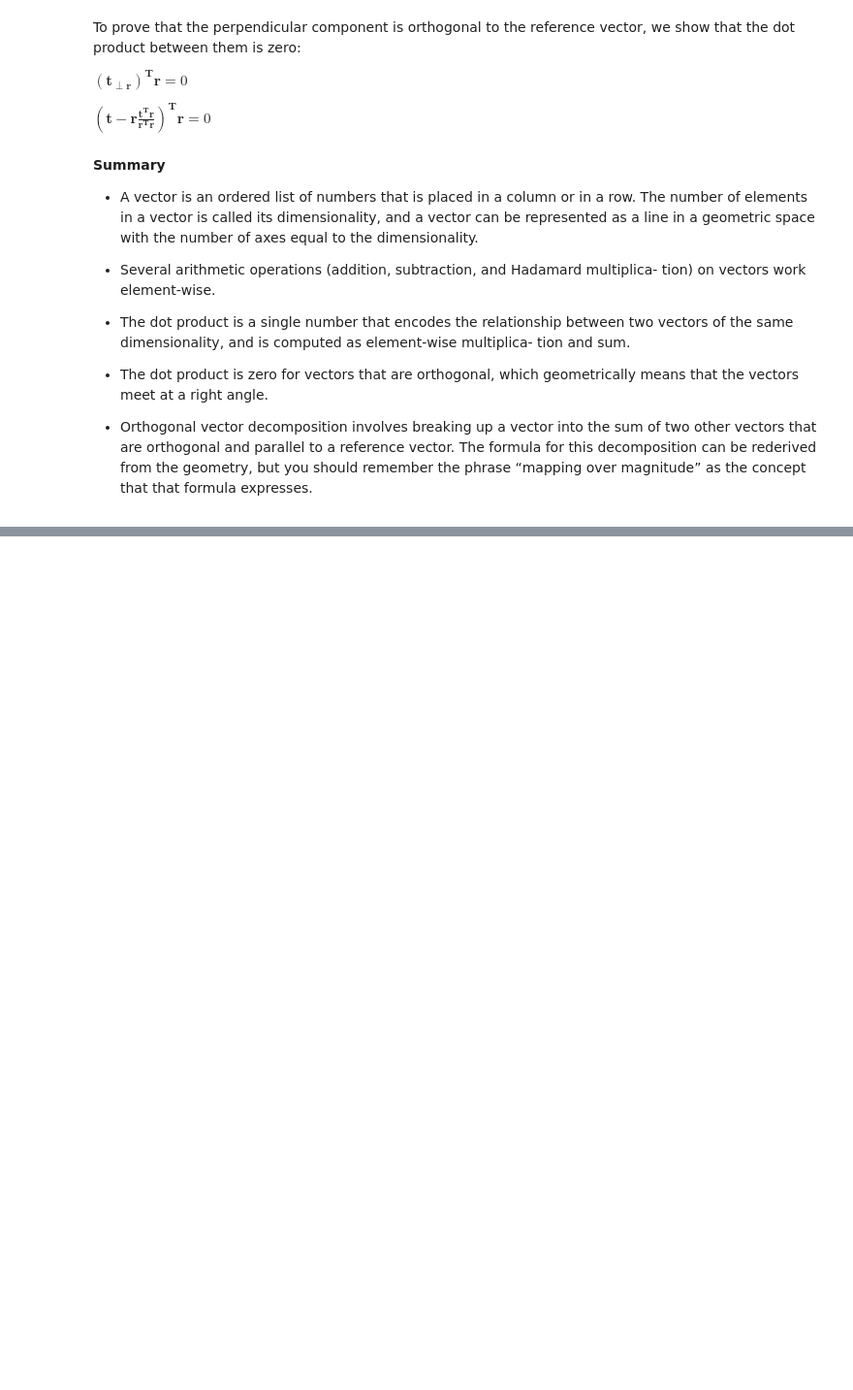
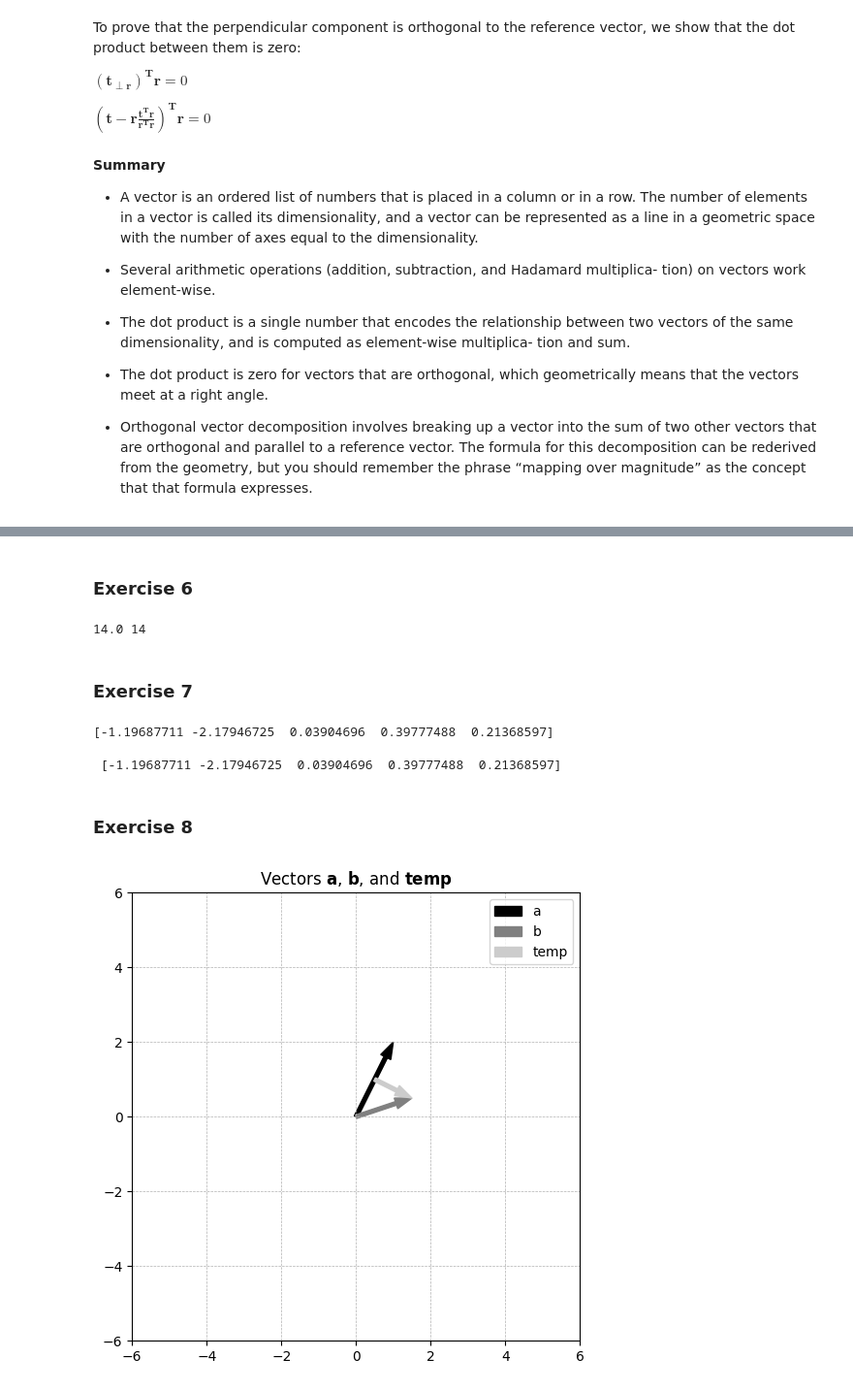
Before and after one commit to Prafful-Vyas/LinAlg4DataScience, a Jupyter notebook: myFiles/Ch02.ipynb, the cells around one changed output, grey strips where cells are left out. Shown at 97% size. Cells and saved outputs as stored; diff of their text form; code cells hidden in the pictures; blank space fills up the shorter version.

```diff
--- a/myFiles/Ch02.ipynb
+++ b/myFiles/Ch02.ipynb
@@ -180,0 +325,51 @@ w = np.array([[1],[5]])
+# %% [markdown]
+### Exercise 6
+# %%
+v = [1,2,3]
+
+norm = np.linalg.norm(v)
+squared_norm = norm**2
+
+dot_product = np.dot(v,v)
+
+print(squared_norm, dot_product)
+# %% [output]
+14.0 14
+# %% [markdown]
+### Exercise 7
+# %%
+v = np.random.randn(5)
+w = np.random.randn(5)
+
+print(v*w,"\n\n", w*v)
+# %% [output]
+[-1.19687711 -2.17946725  0.03904696  0.39777488  0.21368597]
+
+ [-1.19687711 -2.17946725  0.03904696  0.39777488  0.21368597]
+# %% [markdown]
+### Exercise 8
+# %%
+a = np.array([1,2])
+b = np.array([1.5,.5])
+
+beta = np.dot(a,b) / np.dot(a,a)
+temp_vec = b - beta*a
+
+# now plot all three vectors
+plt.figure(figsize=(6,6))
+
+a1 = plt.arrow(0,0,a[0],a[1],head_width=.3,width=.1,color='k',length_includes_head=True)
+a2 = plt.arrow(0, 0,b[0],b[1],head_width=.3,width=.1,color=[.5,.5,.5],length_includes_head=True)
+a3 = plt.arrow(beta*a[0],beta*a[1],temp_vec[0],temp_vec[1],head_width=.3,width=.1,color=[.8,.8,.8],length_includes_head=True)
+
+
+# make the plot look a bit nicer
+plt.grid(linestyle='--',linewidth=.5)
+plt.axis('square')
+plt.axis([-6,6,-6,6])
+plt.legend([a1,a2,a3],['a','b','temp'])
+plt.title('Vectors $\mathbf{a}$, $\mathbf{b}$, and $\mathbf{temp}$')
+# plt.savefig('Figure_02_02a.png',dpi=300) # write out the fig to a file
+plt.show()
+# %% [output]
+[figure, added]
```
Also changed, not shown: parts of 16 cells of this notebook, 1 other file.
